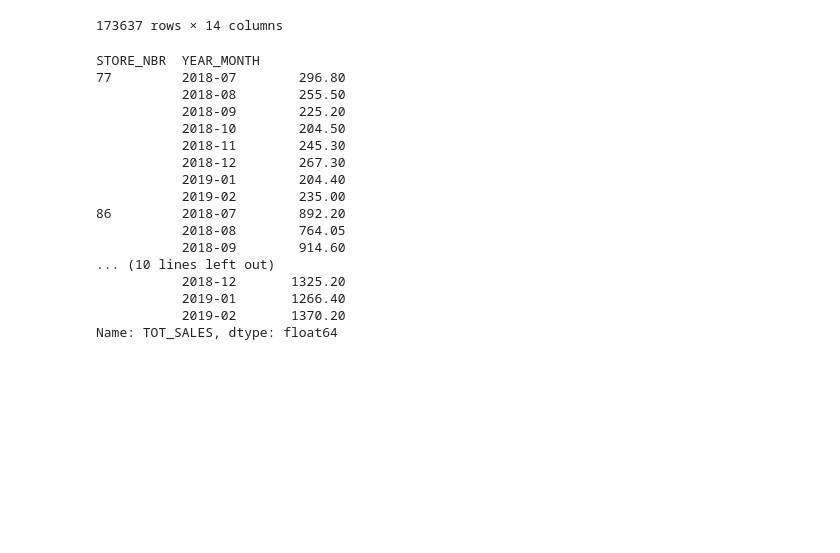
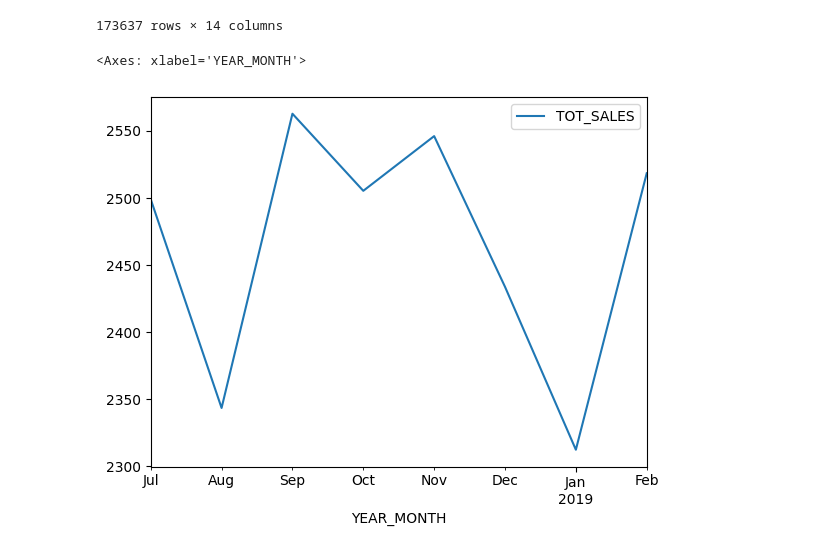
Before and after one commit to khairooo/Quantium-Internship-Experience, a Jupyter notebook: Task02_Retail_Strategy_and_Analytics.ipynb, the cells around one changed output. Cells and saved outputs as stored; diff of their text form; code cells hidden in the pictures; blank space fills up the shorter version.

Commit message:
Other stores and control stores extractions

```diff
--- a/Task02_Retail_Strategy_and_Analytics.ipynb
+++ b/Task02_Retail_Strategy_and_Analytics.ipynb
@@ -251,23 +249,9 @@ other_stores_before
 # %%
 # grouping data in both trial and other stores by stores numbers for number of product quantity and total sales per nonth
 # trial stores
-trial = trial_stores_before.groupby(["STORE_NBR", "YEAR_MONTH"])["TOT_SALES"].sum()
+trial = pd.DataFrame(trial_stores_before.groupby(["YEAR_MONTH"])["TOT_SALES"].sum()).plot()
+
 trial
 # %% [output]
-STORE_NBR  YEAR_MONTH
-77         2018-07        296.80
-           2018-08        255.50
-           2018-09        225.20
-           2018-10        204.50
-           2018-11        245.30
-           2018-12        267.30
-           2019-01        204.40
-           2019-02        235.00
-86         2018-07        892.20
-           2018-08        764.05
-           2018-09        914.60
-... (10 lines left out)
-           2018-12       1325.20
-           2019-01       1266.40
-           2019-02       1370.20
-Name: TOT_SALES, dtype: float64
+<Axes: xlabel='YEAR_MONTH'>
+[figure, added]
```
Also changed, not shown: parts of 5 cells of this notebook.
